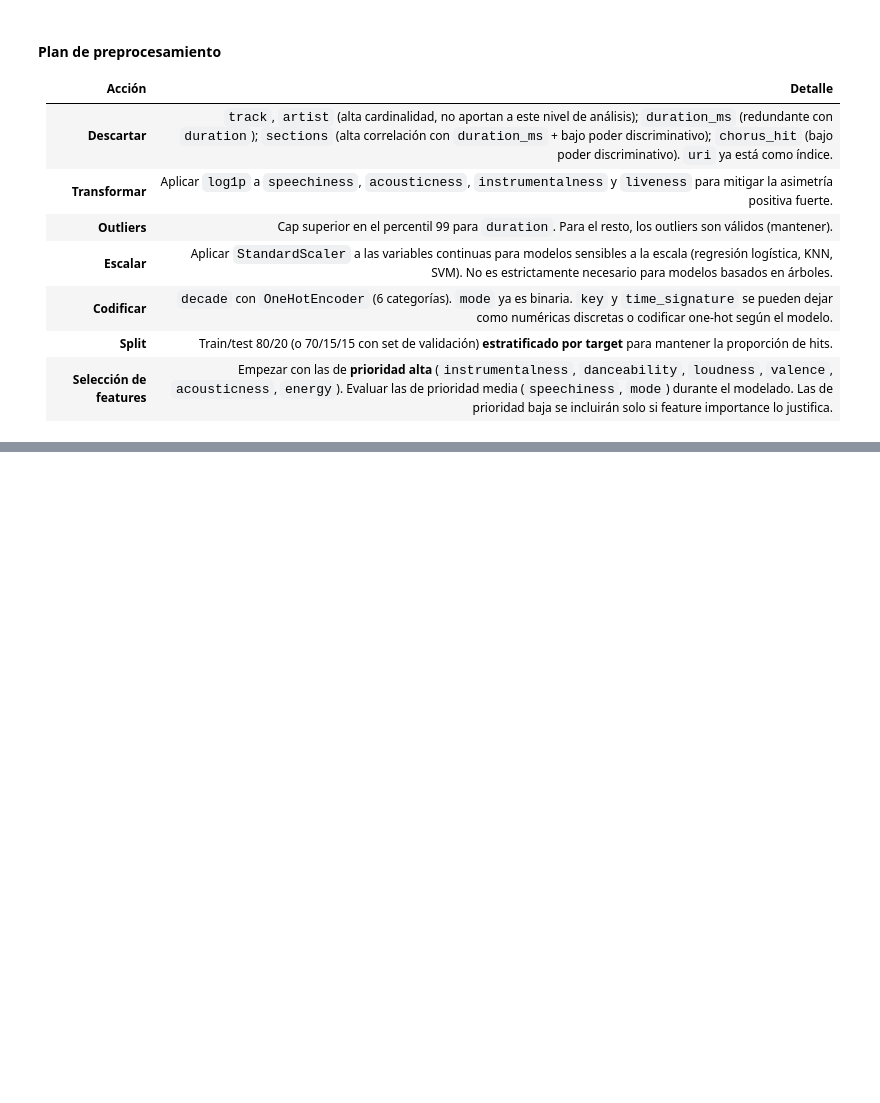
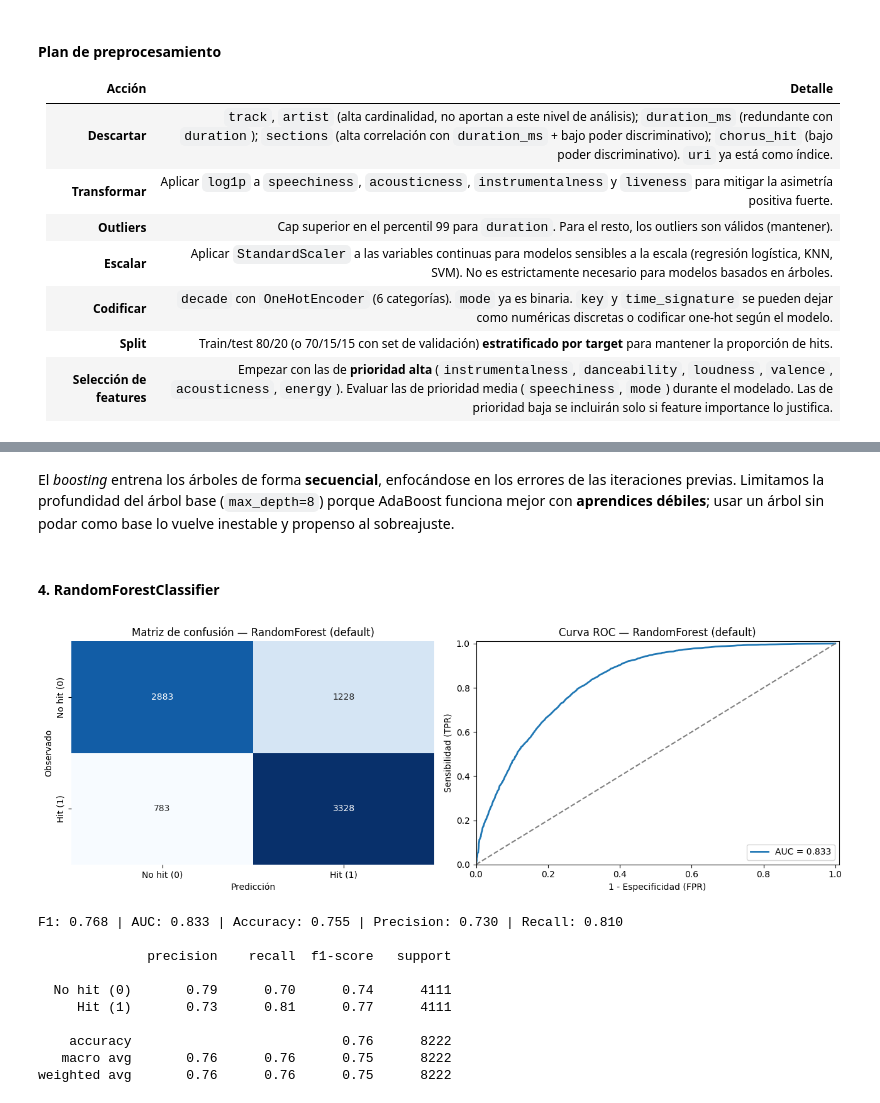
Before and after one commit to EehMauro/tp-data-science, a Jupyter notebook: tp.ipynb, the cells around one changed output, grey strips where cells are left out. Saved outputs shown, nothing was run; the diff lists cells and outputs as text; code cells hidden in the pictures; blank space fills up the shorter version.

```diff
--- a/tp.ipynb
+++ b/tp.ipynb
@@ -579,0 +776,21 @@ A partir del análisis exploratorio realizado, podemos sintetizar los hallazgos
+# %% [markdown]
+El *boosting* entrena los árboles de forma **secuencial**, enfocándose en los errores de las iteraciones previas. Limitamos la profundidad del árbol base (`max_depth=8`) porque AdaBoost funciona mejor con **aprendices débiles**; usar un árbol sin podar como base lo vuelve inestable y propenso al sobreajuste.
+# %% [markdown]
+#### 4. RandomForestClassifier
+# %%
+rf = evaluate_model(
+    'RandomForest (default)',
+    RandomForestClassifier(n_estimators=200, random_state=42)
+)
+# %% [output]
+[figure, added]
+F1: 0.768 | AUC: 0.833 | Accuracy: 0.755 | Precision: 0.730 | Recall: 0.810
+
+              precision    recall  f1-score   support
+
+  No hit (0)       0.79      0.70      0.74      4111
+     Hit (1)       0.73      0.81      0.77      4111
+
+    accuracy                           0.76      8222
+   macro avg       0.76      0.76      0.75      8222
+weighted avg       0.76      0.76      0.75      8222
```
Also changed, not shown: parts of 25 cells of this notebook.
